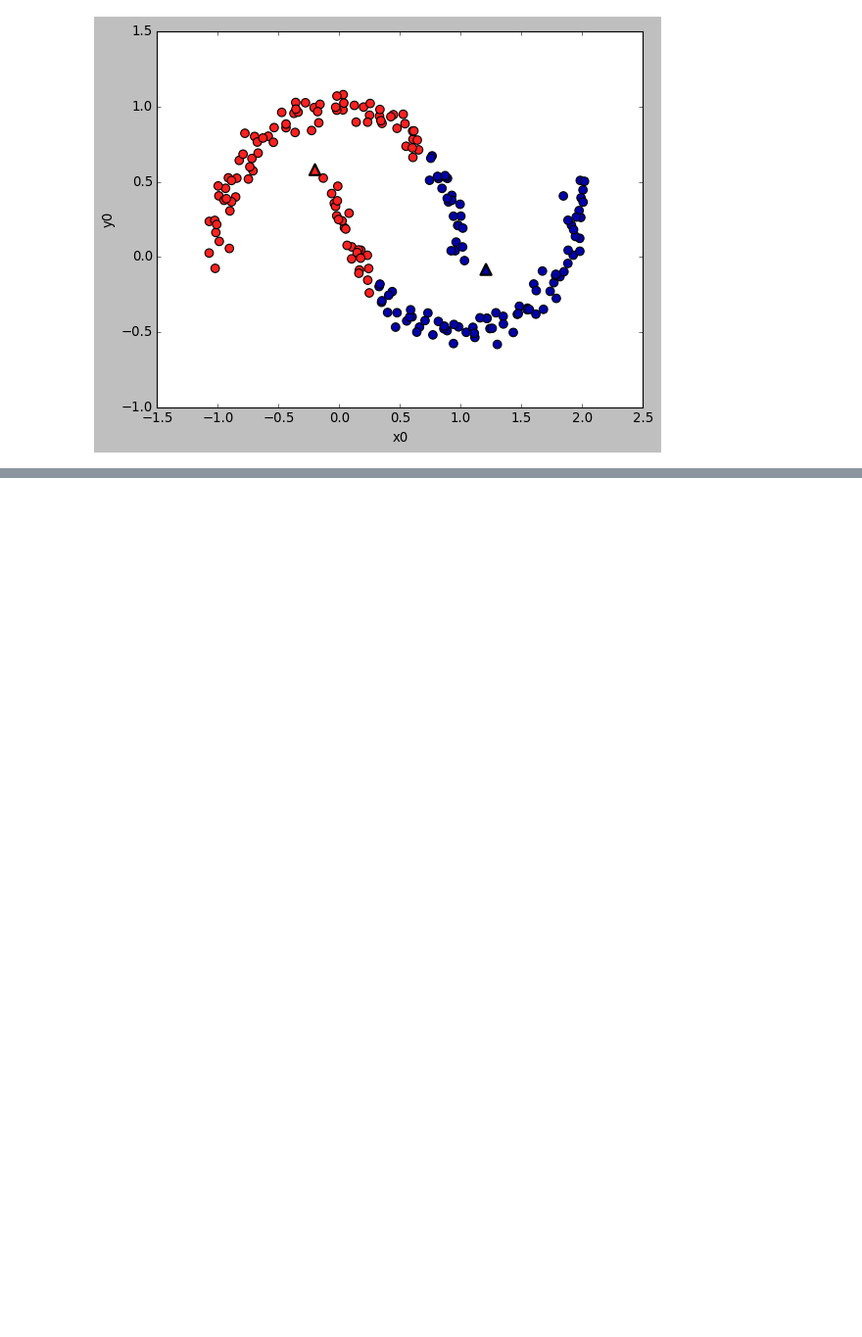
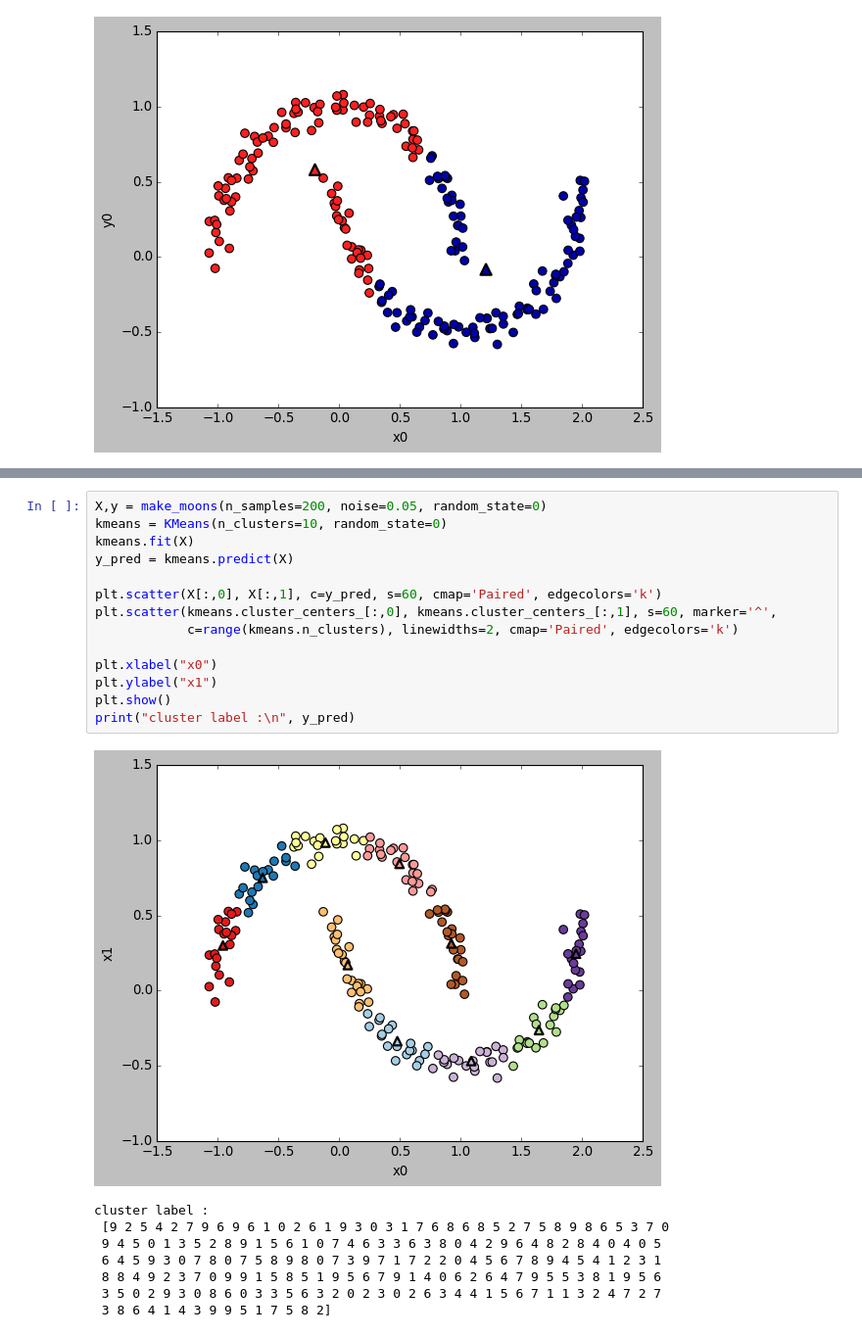
Before and after one commit to Hosung-Ahn/IntroducingML, a Jupyter notebook: Chapter3-Unsupervised_Learning/군집.ipynb, the cells around one changed output, grey strips where cells are left out. Shown: that part at 98% size. Saved outputs shown, nothing was run; the diff lists cells and outputs as text; blank space fills up the shorter version.

```diff
--- a/Chapter3-Unsupervised_Learning/군집.ipynb
+++ b/Chapter3-Unsupervised_Learning/군집.ipynb
@@ -112,0 +189,23 @@ plt.show()
+# %%
+X,y = make_moons(n_samples=200, noise=0.05, random_state=0)
+kmeans = KMeans(n_clusters=10, random_state=0)
+kmeans.fit(X)
+y_pred = kmeans.predict(X)
+
+plt.scatter(X[:,0], X[:,1], c=y_pred, s=60, cmap='Paired', edgecolors='k')
+plt.scatter(kmeans.cluster_centers_[:,0], kmeans.cluster_centers_[:,1], s=60, marker='^',
+            c=range(kmeans.n_clusters), linewidths=2, cmap='Paired', edgecolors='k')
+
+plt.xlabel("x0")
+plt.ylabel("x1")
+plt.show()
+print("cluster label :\n", y_pred)
+# %% [output]
+[figure, added]
+cluster label :
+ [9 2 5 4 2 7 9 6 9 6 1 0 2 6 1 9 3 0 3 1 7 6 8 6 8 5 2 7 5 8 9 8 6 5 3 7 0
+ 9 4 5 0 1 3 5 2 8 9 1 5 6 1 0 7 4 6 3 3 6 3 8 0 4 2 9 6 4 8 2 8 4 0 4 0 5
+ 6 4 5 9 3 0 7 8 0 7 5 8 9 8 0 7 3 9 7 1 7 2 2 0 4 5 6 7 8 9 4 5 4 1 2 3 1
+ 8 8 4 9 2 3 7 0 9 9 1 5 8 5 1 9 5 6 7 9 1 4 0 6 2 6 4 7 9 5 5 3 8 1 9 5 6
+ 3 5 0 2 9 3 0 8 6 0 3 3 5 6 3 2 0 2 3 0 2 6 3 4 4 1 5 6 7 1 1 3 2 4 7 2 7
+ 3 8 6 4 1 4 3 9 9 5 1 7 5 8 2]
```
Also changed, not shown: parts of 13 cells of this notebook, 1 other file.
